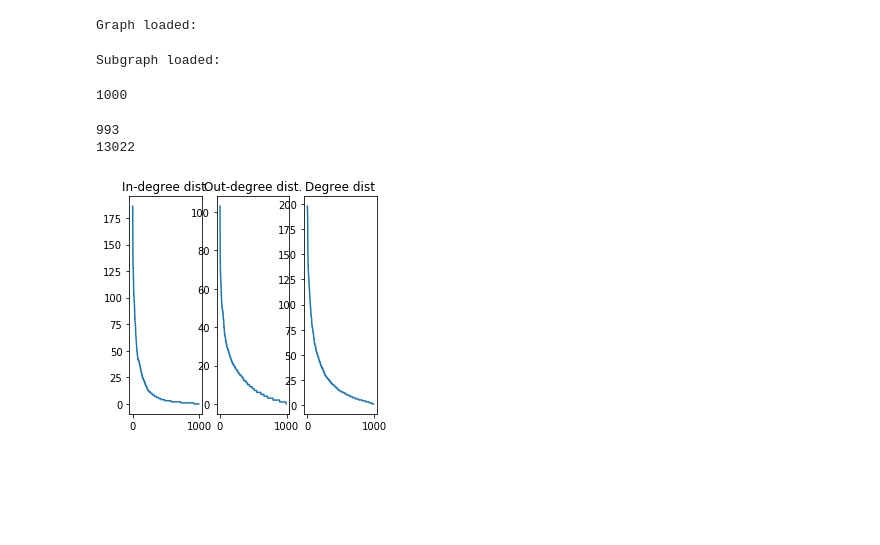
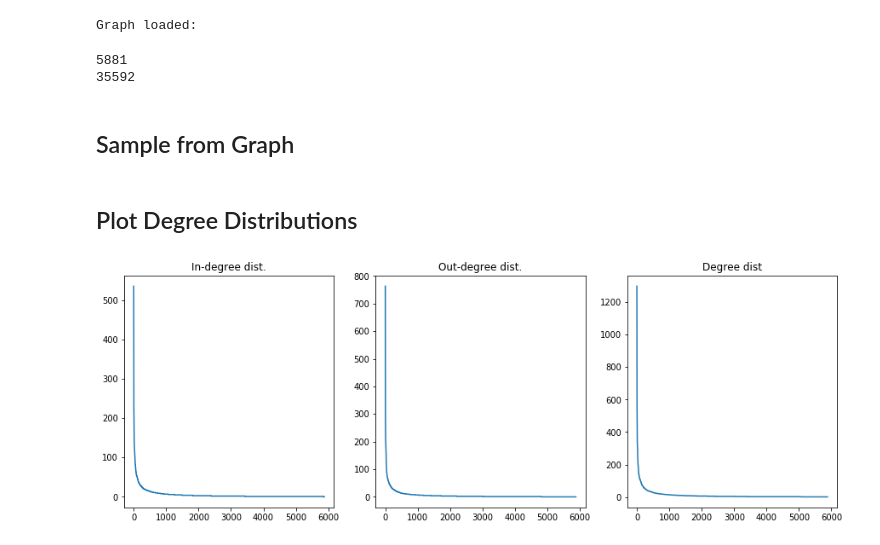
Before and after one commit to gudbrandtandberg/HiggsTweet, a Jupyter notebook: Explore_Notebook.ipynb, the cells around one changed output. Saved outputs shown, nothing was run; the diff lists cells and outputs as text; code cells hidden in the pictures; blank space fills up the shorter version.

```diff
--- a/Explore_Notebook.ipynb
+++ b/Explore_Notebook.ipynb
@@ -13,8 +28,6 @@ Graph loaded:
 # %%
-"""Load Subgraph"""
-G = nx.read_edgelist("./Data/subgraph_1000.edgelist", create_using=nx.DiGraph())
-G = nx.convert_node_labels_to_integers(G)
+"""Load a sample subgraph of the complete SN graph"""
+G = nx.read_edgelist("./Data/subgraph_10000.edgelist", create_using=nx.DiGraph())
+#G = nx.convert_node_labels_to_integers(G)
 
 print("Subgraph loaded:")
-# %% [output]
-Subgraph loaded:
@@ -23,10 +34,20 @@ del G
+# %%
+"""Test Graph"""
+from networkx.algorithms.assortativity import average_neighbor_degree
+
+#print(average_neighbor_degree(G))
+print(len(G))
+print(len(G.edges))
+# %% [output]
+5881
+35592
+# %% [markdown]
+## Sample from Graph
 # %%
 """Subsample graph using Random Walks with teleporting"""
-import random
-import numpy as np
 
 epsilon = 0.1
-N = 1000
+N = 10000
 visited = set()
 n = len(G)
 
@@ -42,54 +63,42 @@ while len(visited) < N:
             node = np.random.choice(n)
         else:
             if len(G[node]) == 0:
+                # node has no out-neighbours
                 continue
             node = np.random.choice([u for u in G[node]])
 
     visited.add(node)
 
-#H = G.subgraph(visited)
 H = nx.subgraph(G, visited)
-nx.write_edgelist(H, "./Data/subgraph_"+str(N)+".edgelist")
+nx.write_edgelist(H, "./Data/subgraph_{}.edgelist".format(N))
 print(len(H))
 del H
+del G
-# %% [output]
-1000
-# %%
-"""Test Graph"""
-print(len(G))
-print(len(G.edges))
-
-#for edge in G.edges():
-#    G.edges[edge[0], edge[1]]['weight'] = 0.5
-
-
-#G.nodes[1]['active'] = True
-# %% [output]
-993
-13022
+# %% [markdown]
+## Plot Degree Distributions
 # %%
-import networkx.algorithms.cluster as cluster
+"""Plot sumary stats: Degree Distributions"""
 
-"""Plot sumary stats: Degree Distributions"""
 in_degree = sorted([d for (n, d) in G.in_degree()], reverse=True)
 out_degree = sorted([d for (n, d) in G.out_degree()], reverse=True)
 degree = sorted([d for (n, d) in G.degree()], reverse=True)
 
-plt.subplot(1, 4, 1)
+plt.figure(figsize=(15,5))
+
+#TODO should use histogram
+
+plt.subplot(1, 3, 1)
 plt.plot(range(len(G)), in_degree)
 plt.title("In-degree dist.")
 
-plt.subplot(1, 4, 2)
+plt.subplot(1, 3, 2)
 plt.plot(range(len(G)), out_degree)
 plt.title("Out-degree dist.")
 
-plt.subplot(1, 4, 3)
+plt.subplot(1, 3, 3)
 plt.plot(range(len(G)), degree)
 plt.title("Degree dist")
 
-
-
-
 plt.show()
 # %% [output]
-[figure, old version]
+[figure, new version]
```
Also changed, not shown: parts of 29 cells of this notebook.
